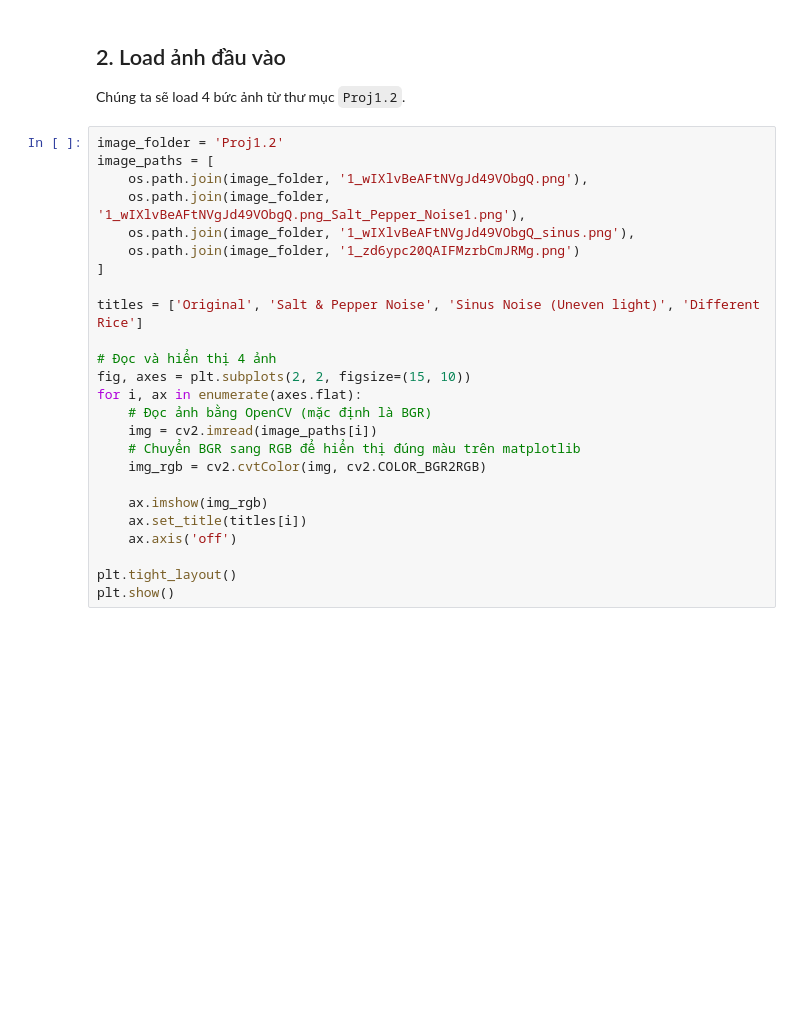
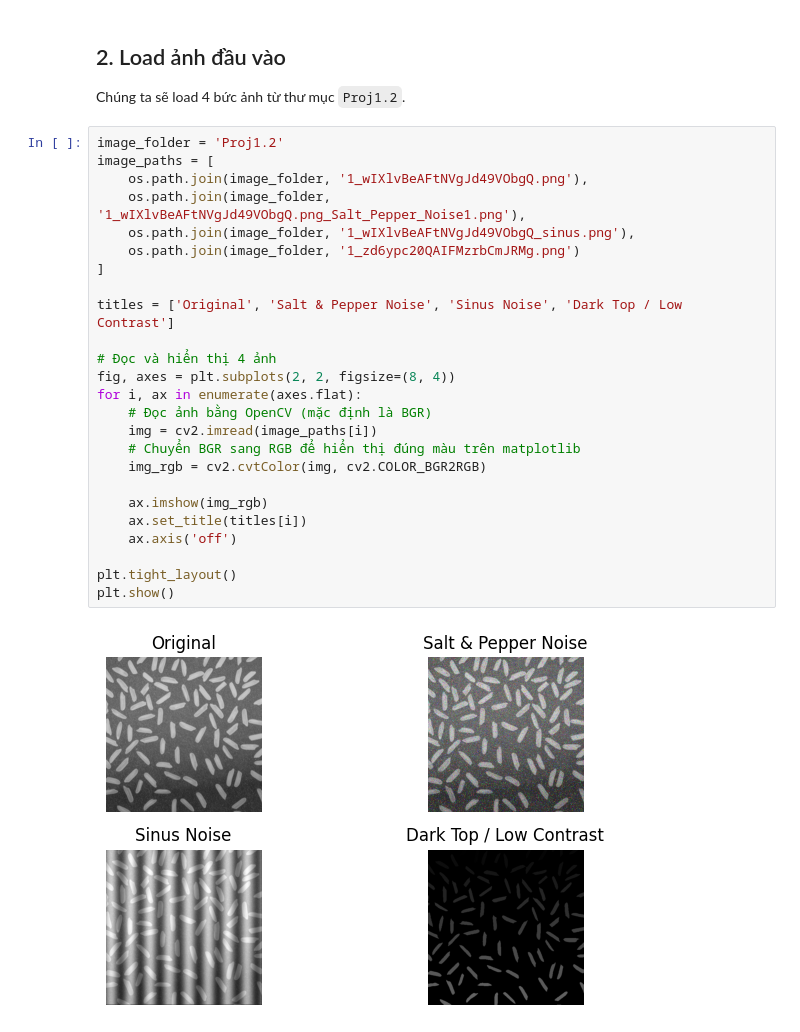
Before and after one commit to nguyenxuanthanhdoan-bit/Rice-Counting, a Jupyter notebook: Rice_Counting.ipynb, the cells around one changed output. Drawn from its saved outputs; the diff is of its cells as text; blank space fills up the shorter version.

```diff
--- a/Rice_Counting.ipynb
+++ b/Rice_Counting.ipynb
@@ -18,25 +18,27 @@ Chúng ta sẽ load 4 bức ảnh từ thư mục `Proj1.2`.
 # %%
 image_folder = 'Proj1.2'
 image_paths = [
     os.path.join(image_folder, '1_wIXlvBeAFtNVgJd49VObgQ.png'),
     os.path.join(image_folder, '1_wIXlvBeAFtNVgJd49VObgQ.png_Salt_Pepper_Noise1.png'),
     os.path.join(image_folder, '1_wIXlvBeAFtNVgJd49VObgQ_sinus.png'),
     os.path.join(image_folder, '1_zd6ypc20QAIFMzrbCmJRMg.png')
 ]
 
-titles = ['Original', 'Salt & Pepper Noise', 'Sinus Noise (Uneven light)', 'Different Rice']
+titles = ['Original', 'Salt & Pepper Noise', 'Sinus Noise', 'Dark Top / Low Contrast']
 
 # Đọc và hiển thị 4 ảnh
-fig, axes = plt.subplots(2, 2, figsize=(15, 10))
+fig, axes = plt.subplots(2, 2, figsize=(8, 4))
 for i, ax in enumerate(axes.flat):
     # Đọc ảnh bằng OpenCV (mặc định là BGR)
     img = cv2.imread(image_paths[i])
     # Chuyển BGR sang RGB để hiển thị đúng màu trên matplotlib
     img_rgb = cv2.cvtColor(img, cv2.COLOR_BGR2RGB)
 
     ax.imshow(img_rgb)
     ax.set_title(titles[i])
     ax.axis('off')
 
 plt.tight_layout()
 plt.show()
+# %% [output]
+[figure, added]
```
Also changed, not shown: parts of 2 cells of this notebook.
